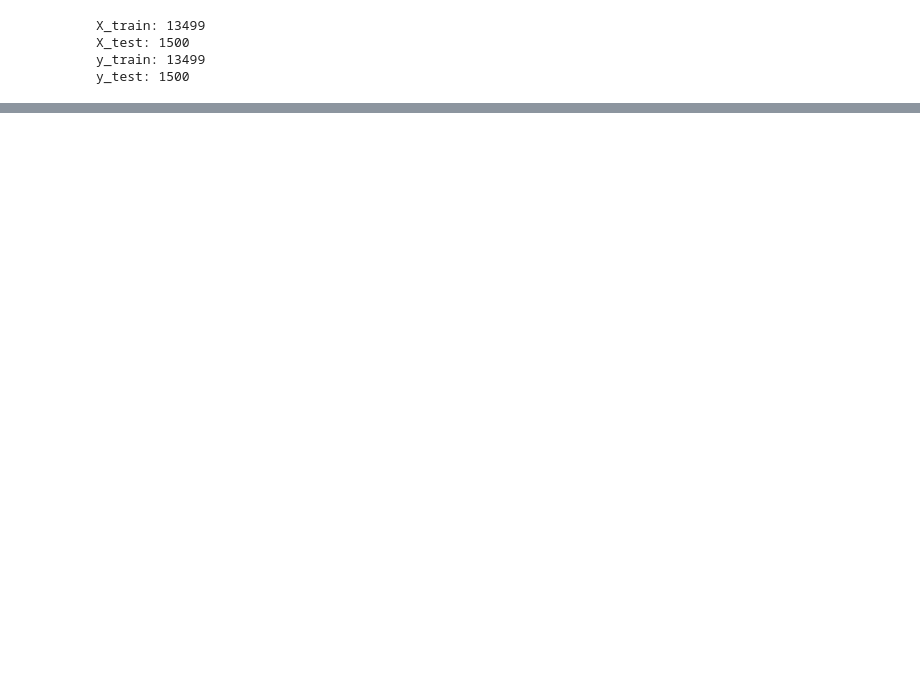
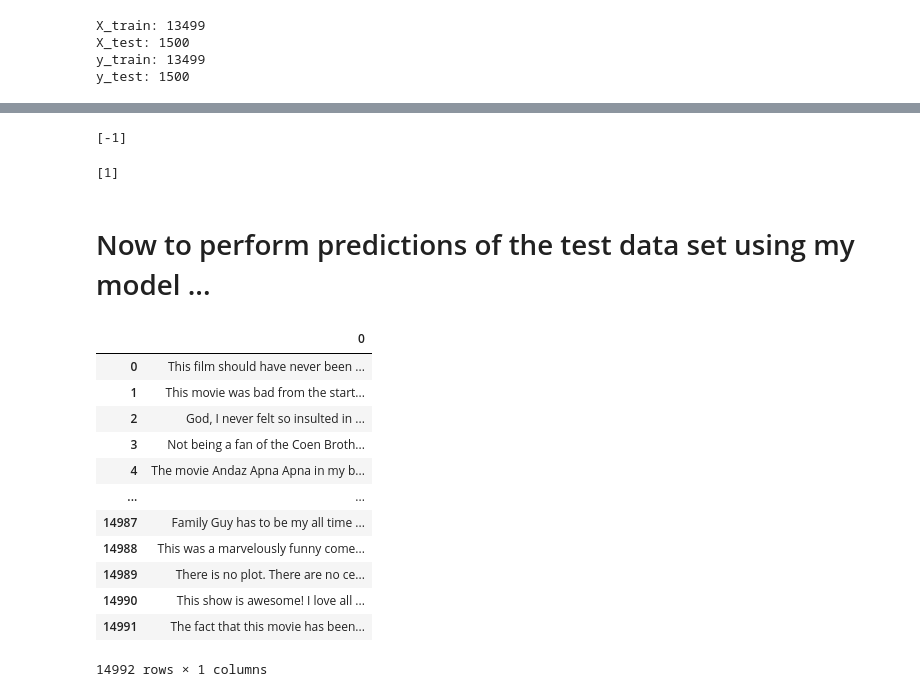
Before and after one commit to will-io/DataMining_AND_MachineLearning, a Jupyter notebook: HW1/HW_1_Notebook/KNN_Sentimen_Movie_reviews.ipynb, the cells around one changed output, grey strips where cells are left out. Drawn from its saved outputs; the diff is of its cells as text; code cells hidden in the pictures; blank space fills up the shorter version.

```diff
--- a/HW1/HW_1_Notebook/KNN_Sentimen_Movie_reviews.ipynb
+++ b/HW1/HW_1_Notebook/KNN_Sentimen_Movie_reviews.ipynb
@@ -156,0 +163,33 @@ Recall: 0.738
+# %%
+## testing some example text for bad sentiment :(
+example = ["I Hated every moment of this movie, Never pay for this "]
+result = model.predict(example)
+print(result)
+# %% [output]
+[-1]
+# %%
+## testing some example text for good sentiment :)
+example2 = ["really enjoyable movie would recomend everyone check it out"]
+result2 = model.predict(example2)
+print(result2)
+# %% [output]
+[1]
+# %% [markdown]
+# Now to perform predictions of the test data set using my model ...
+# %%
+test_df = pd.read_table('Data/Test_Data.txt', header = None)
+test_df
+# %% [output]
+|  | 0 |
+| 0 | This film should have never been ... |
+| 1 | This movie was bad from the start... |
+| 2 | God, I never felt so insulted in ... |
+| 3 | Not being a fan of the Coen Broth... |
+| 4 | The movie Andaz Apna Apna in my b... |
+| ... | ... |
+| 14987 | Family Guy has to be my all time ... |
+| 14988 | This was a marvelously funny come... |
+| 14989 | There is no plot. There are no ce... |
+| 14990 | This show is awesome! I love all ... |
+| 14991 | The fact that this movie has been... |
+14992 rows × 1 columns
```
Also changed, not shown: parts of 22 cells of this notebook, 1 other file.
